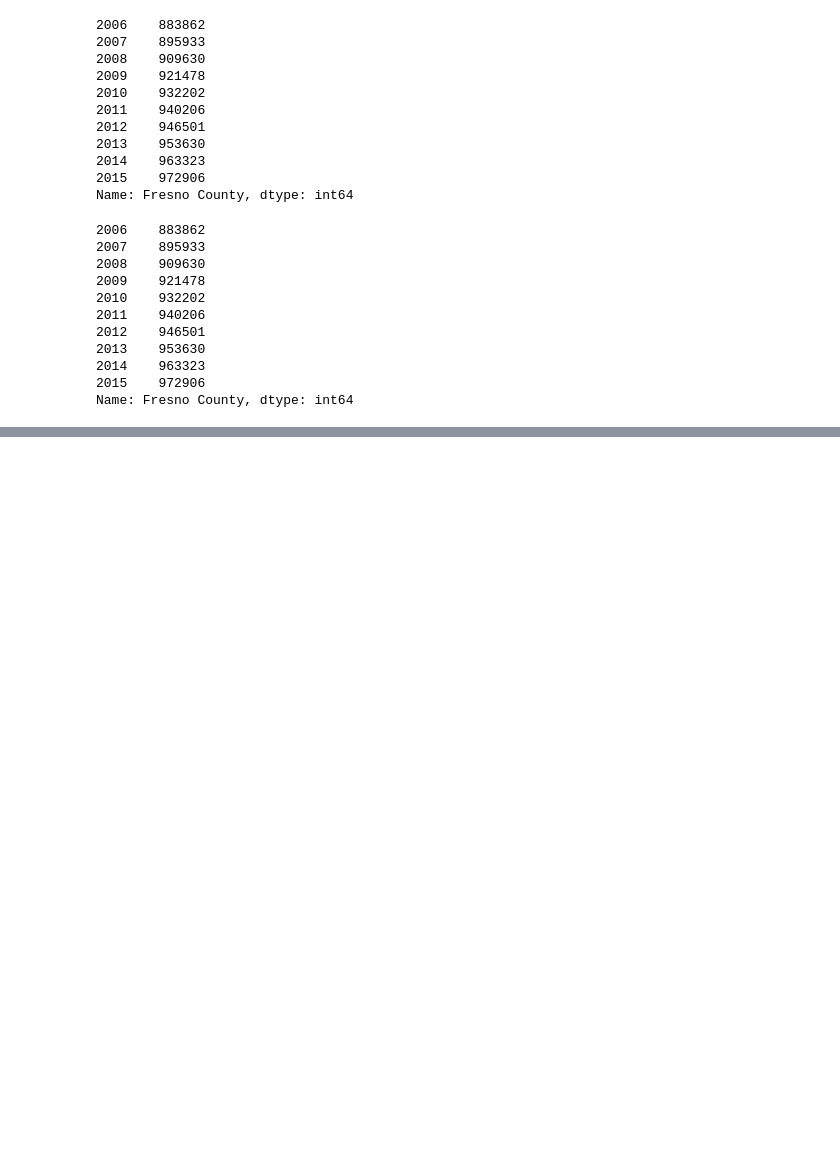
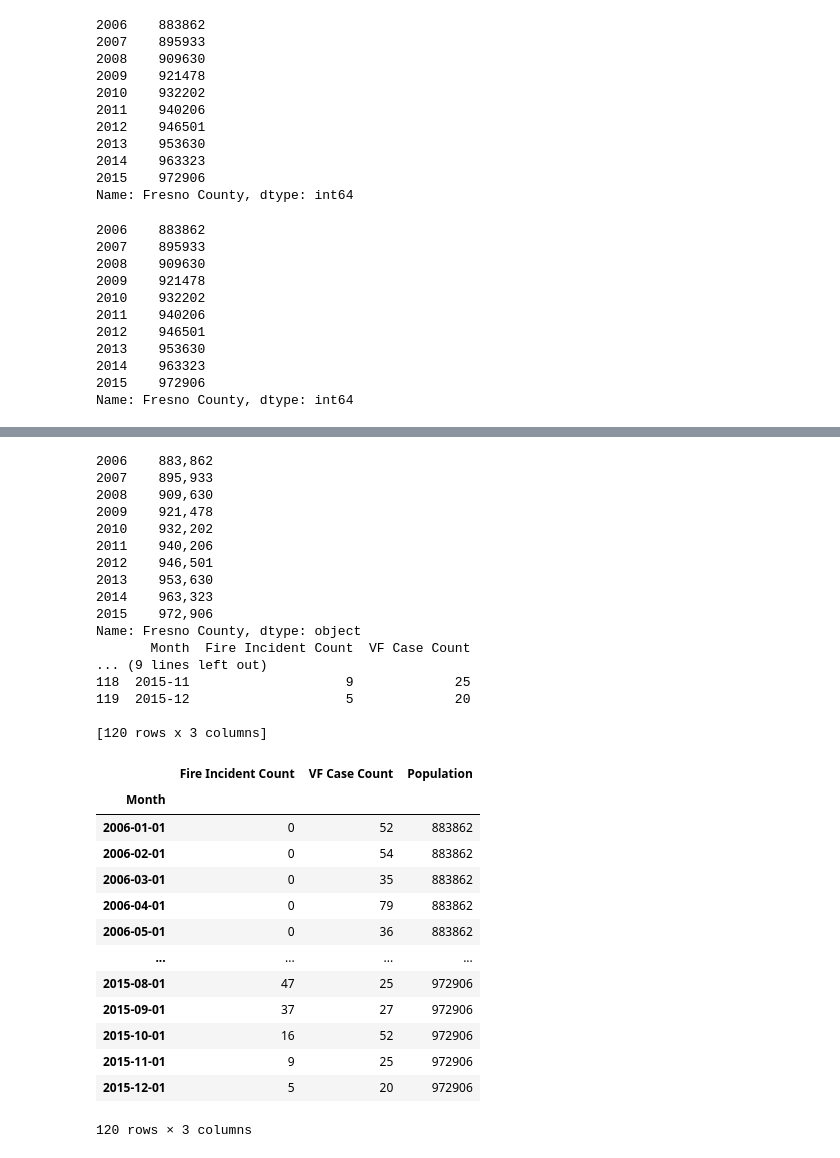
Before and after one commit to dillonallen92/CSUF-Project-Code, a Jupyter notebook: Project/code/test_notebook.ipynb, the cells around one changed output, grey strips where cells are left out. Cells and saved outputs as stored; diff of their text form; code cells hidden in the pictures; blank space fills up the shorter version.

```diff
--- a/Project/code/test_notebook.ipynb
+++ b/Project/code/test_notebook.ipynb
@@ -388,0 +406,73 @@ vf_fire_comb1["Population"] = vf_fire_comb1.index.year.map()
+# %%
+# trying to slap it all together in a single cell so I can turn it into functions/modular code
+import pandas as pd
+from data_loader import combine_pop_datasets, grab_specific_county_data, combine_vf_wildfire_data
+pop1_path = '../data/cali_county_pop_2000_2010.csv'
+pop2_path = '../data/cali_county_pop_2010_2020.csv'
+vf_cases_path = '../data/coccidioidomycosis_m2000_2015_v0.1.csv'
+wildfire_path = '../data/CAL_FIRE_Wildland_PublicReport_2000to2018.csv'
+
+county = "Fresno"
+county_name = county + " " + "County" # this is for the pop data
+start_year = "2006"
+end_year   = "2015"
+
+vf_fire_comb = combine_vf_wildfire_data(wildfire_path, vf_cases_path, county)
+
+pop_data_comb = combine_pop_datasets(pop1_path, pop2_path, True)
+
+tgt_pop_data = grab_specific_county_data(pop_data_comb, county_name, start_year, end_year)
+
+print(tgt_pop_data)
+pop_vals = tgt_pop_data
+pop_vals = pop_vals.str.replace(",","").astype(int)
+pop_vals
+
+vf_fire_comb1 = vf_fire_comb.copy()
+print(vf_fire_comb1)
+
+vf_fire_comb1 = vf_fire_comb1.set_index('Month')
+vf_fire_comb1.index = pd.to_datetime(vf_fire_comb1.index)
+vf_fire_comb1
+
+vf_fire_comb1.index = pd.to_datetime(vf_fire_comb1.index)
+vf_fire_comb1
+
+tgt_pop_data = tgt_pop_data.str.replace(",","").astype(int)
+tgt_pop_data.index = tgt_pop_data.index.astype(int)
+
+tgt_pop_data.index = tgt_pop_data.index.astype(int)
+vf_fire_comb1["Population"] = vf_fire_comb1.index.year.map(tgt_pop_data)
+vf_fire_comb1
+# %% [output]
+2006    883,862
+2007    895,933
+2008    909,630
+2009    921,478
+2010    932,202
+2011    940,206
+2012    946,501
+2013    953,630
+2014    963,323
+2015    972,906
+Name: Fresno County, dtype: object
+       Month  Fire Incident Count  VF Case Count
+... (9 lines left out)
+118  2015-11                    9             25
+119  2015-12                    5             20
+
+[120 rows x 3 columns]
+|  | Fire Incident Count | VF Case Count | Population |
+| Month |  |  |  |
+| 2006-01-01 | 0 | 52 | 883862 |
+| 2006-02-01 | 0 | 54 | 883862 |
+| 2006-03-01 | 0 | 35 | 883862 |
+| 2006-04-01 | 0 | 79 | 883862 |
+| 2006-05-01 | 0 | 36 | 883862 |
+| ... | ... | ... | ... |
+| 2015-08-01 | 47 | 25 | 972906 |
+| 2015-09-01 | 37 | 27 | 972906 |
+| 2015-10-01 | 16 | 52 | 972906 |
+| 2015-11-01 | 9 | 25 | 972906 |
+| 2015-12-01 | 5 | 20 | 972906 |
+120 rows × 3 columns
```
Also changed, not shown: parts of 4 cells of this notebook, 1 other file.
